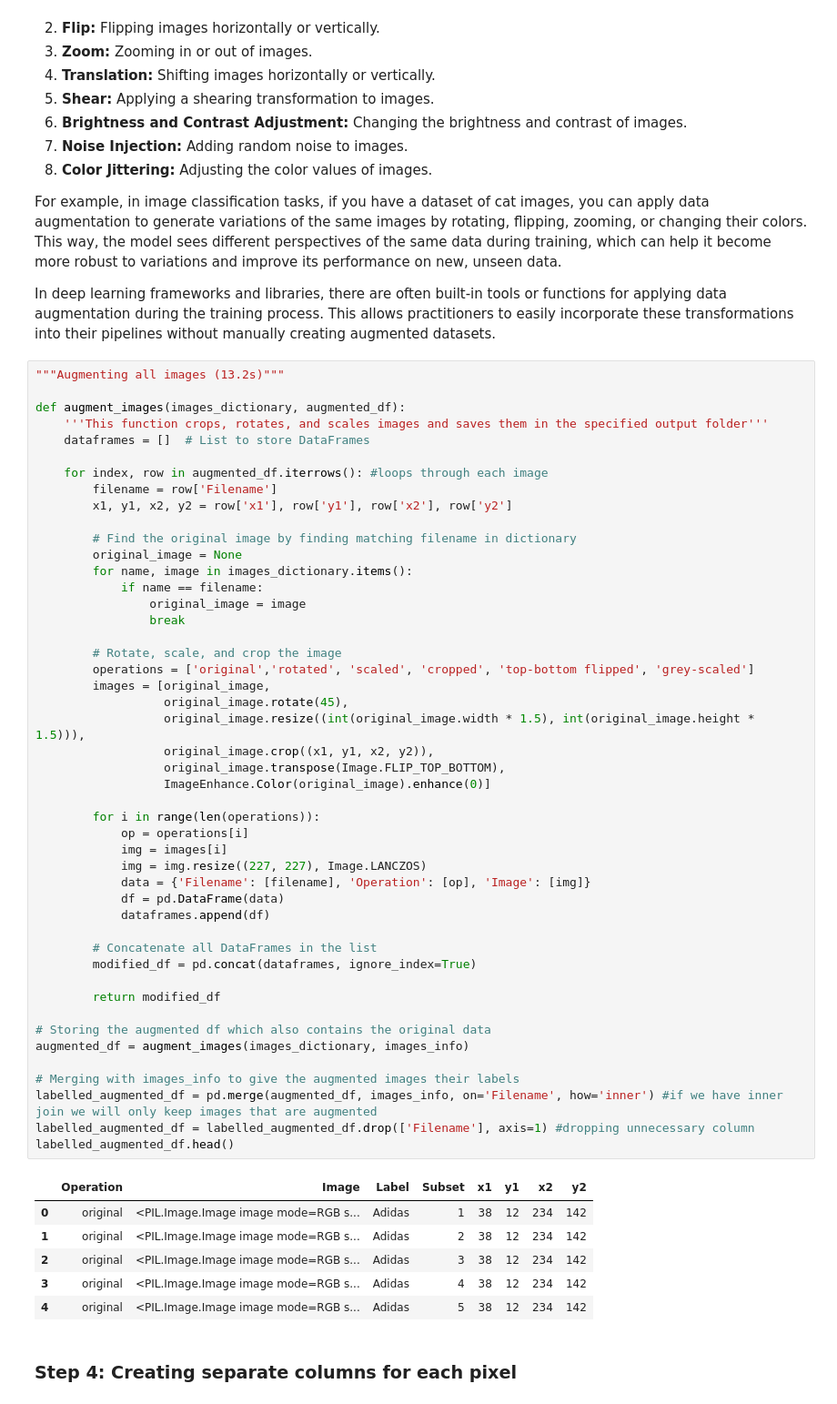
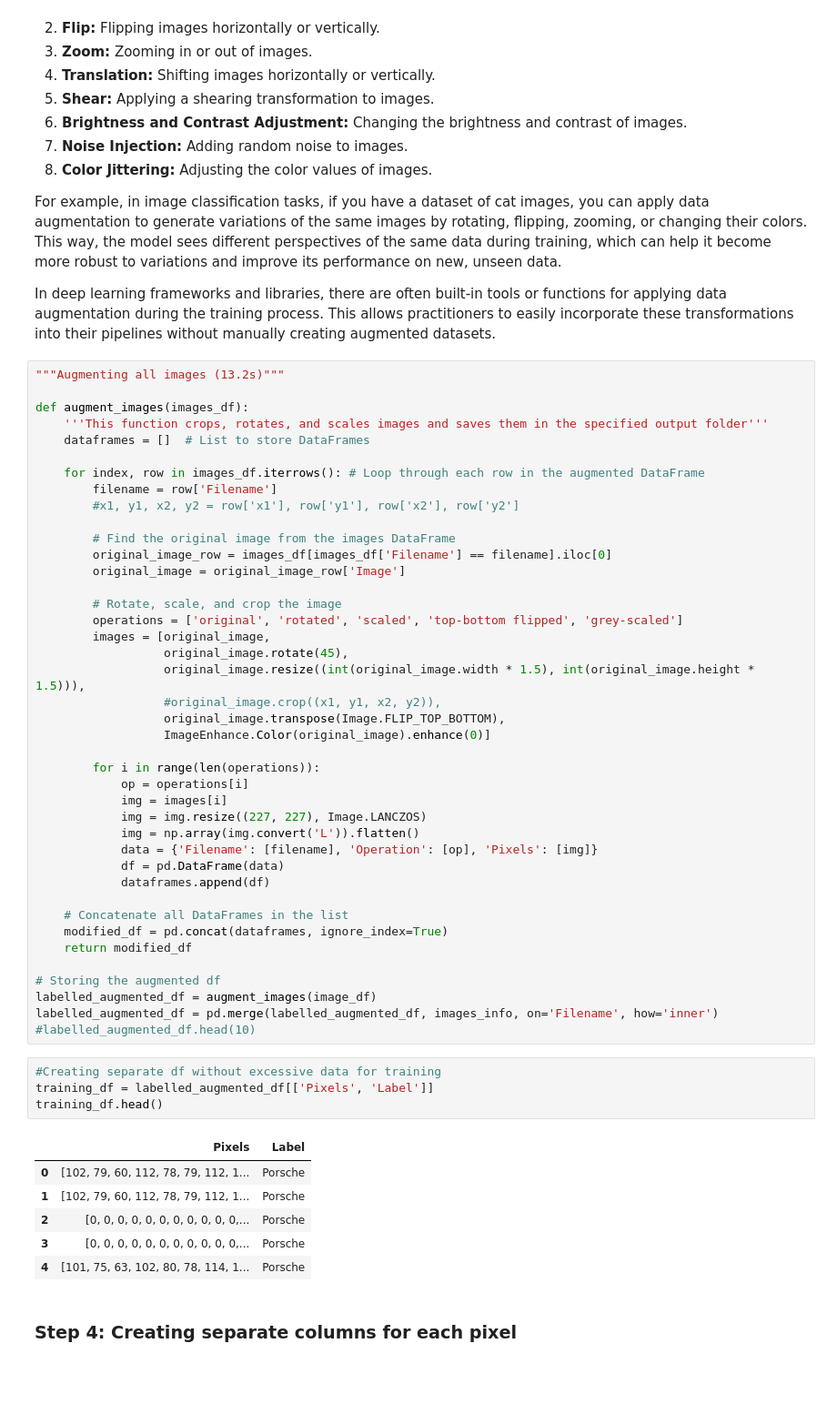
Before and after one commit to veronicalarssn/ML_Project, a Jupyter notebook: Start.ipynb, the cells around one changed output. Shown: that part at 91% size. Drawn from its saved outputs; the diff is of its cells as text; blank space fills up the shorter version.

```diff
--- a/Start.ipynb
+++ b/Start.ipynb
@@ -158,27 +169,24 @@ In deep learning frameworks and libraries, there are often built-in tools or fun
 # %%
 """Augmenting all images (13.2s)"""
 
-def augment_images(images_dictionary, augmented_df):
+def augment_images(images_df):
     '''This function crops, rotates, and scales images and saves them in the specified output folder'''
     dataframes = []  # List to store DataFrames
 
-    for index, row in augmented_df.iterrows(): #loops through each image
+    for index, row in images_df.iterrows(): # Loop through each row in the augmented DataFrame
         filename = row['Filename']
-        x1, y1, x2, y2 = row['x1'], row['y1'], row['x2'], row['y2']
+        #x1, y1, x2, y2 = row['x1'], row['y1'], row['x2'], row['y2']
 
-        # Find the original image by finding matching filename in dictionary
-        original_image = None
-        for name, image in images_dictionary.items():
-            if name == filename:
-                original_image = image
-                break
+        # Find the original image from the images DataFrame
+        original_image_row = images_df[images_df['Filename'] == filename].iloc[0]
+        original_image = original_image_row['Image']
 
         # Rotate, scale, and crop the image
-        operations = ['original','rotated', 'scaled', 'cropped', 'top-bottom flipped', 'grey-scaled']
+        operations = ['original', 'rotated', 'scaled', 'top-bottom flipped', 'grey-scaled']
         images = [original_image,
                   original_image.rotate(45),
                   original_image.resize((int(original_image.width * 1.5), int(original_image.height * 1.5))),
-                  original_image.crop((x1, y1, x2, y2)),
+                  #original_image.crop((x1, y1, x2, y2)),
                   original_image.transpose(Image.FLIP_TOP_BOTTOM),
                   ImageEnhance.Color(original_image).enhance(0)]
 
@@ -186,28 +194,29 @@ def augment_images(images_dictionary, augmented_df):
             op = operations[i]
             img = images[i]
             img = img.resize((227, 227), Image.LANCZOS)
-            data = {'Filename': [filename], 'Operation': [op], 'Image': [img]}
+            img = np.array(img.convert('L')).flatten()
+            data = {'Filename': [filename], 'Operation': [op], 'Pixels': [img]}
             df = pd.DataFrame(data)
             dataframes.append(df)
 
-        # Concatenate all DataFrames in the list
-        modified_df = pd.concat(dataframes, ignore_index=True)
+    # Concatenate all DataFrames in the list
+    modified_df = pd.concat(dataframes, ignore_index=True)
+    return modified_df
 
-        return modified_df
-
-# Storing the augmented df which also contains the original data
-augmented_df = augment_images(images_dictionary, images_info)
-
-# Merging with images_info to give the augmented images their labels
-labelled_augmented_df = pd.merge(augmented_df, images_info, on='Filename', how='inner') #if we have inner join we will only keep images that are augmented
-labelled_augmented_df = labelled_augmented_df.drop(['Filename'], axis=1) #dropping unnecessary column
-labelled_augmented_df.head()
+# Storing the augmented df
+labelled_augmented_df = augment_images(image_df)
+labelled_augmented_df = pd.merge(labelled_augmented_df, images_info, on='Filename', how='inner')
+#labelled_augmented_df.head(10)
-# %% [output]
-|  | Operation | Image | Label | Subset | x1 | y1 | x2 | y2 |
-| 0 | original | <PIL.Image.Image image mode=RGB s... | Adidas | 1 | 38 | 12 | 234 | 142 |
-| 1 | original | <PIL.Image.Image image mode=RGB s... | Adidas | 2 | 38 | 12 | 234 | 142 |
-| 2 | original | <PIL.Image.Image image mode=RGB s... | Adidas | 3 | 38 | 12 | 234 | 142 |
-| 3 | original | <PIL.Image.Image image mode=RGB s... | Adidas | 4 | 38 | 12 | 234 | 142 |
-| 4 | original | <PIL.Image.Image image mode=RGB s... | Adidas | 5 | 38 | 12 | 234 | 142 |
+# %%
+#Creating separate df without excessive data for training
+training_df = labelled_augmented_df[['Pixels', 'Label']]
+training_df.head()
+# %% [output]
+|  | Pixels | Label |
+| 0 | [102, 79, 60, 112, 78, 79, 112, 1... | Porsche |
+| 1 | [102, 79, 60, 112, 78, 79, 112, 1... | Porsche |
+| 2 | [0, 0, 0, 0, 0, 0, 0, 0, 0, 0, 0,... | Porsche |
+| 3 | [0, 0, 0, 0, 0, 0, 0, 0, 0, 0, 0,... | Porsche |
+| 4 | [101, 75, 63, 102, 80, 78, 114, 1... | Porsche |
 # %% [markdown]
 ### Step 4: Creating separate columns for each pixel
```
Also changed, not shown: parts of 7 cells of this notebook, 2 other files.
